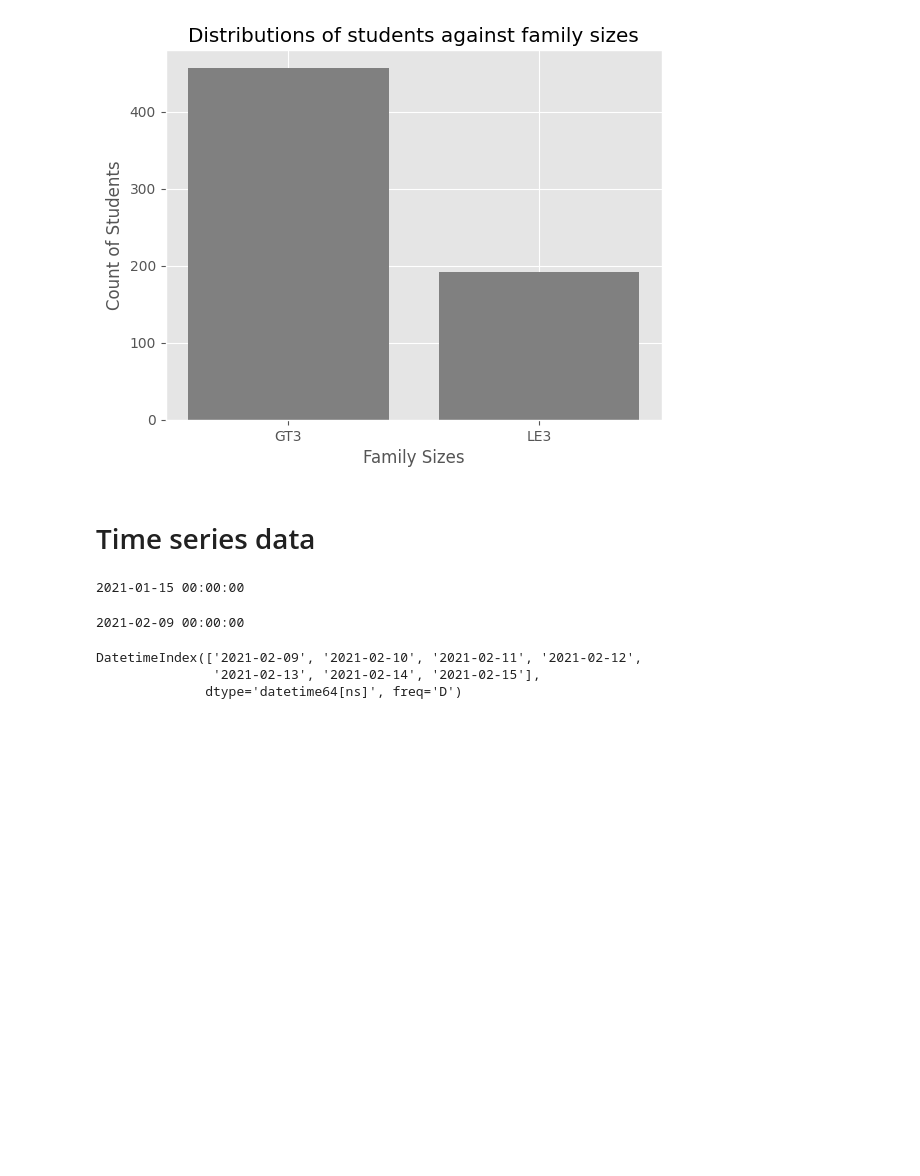
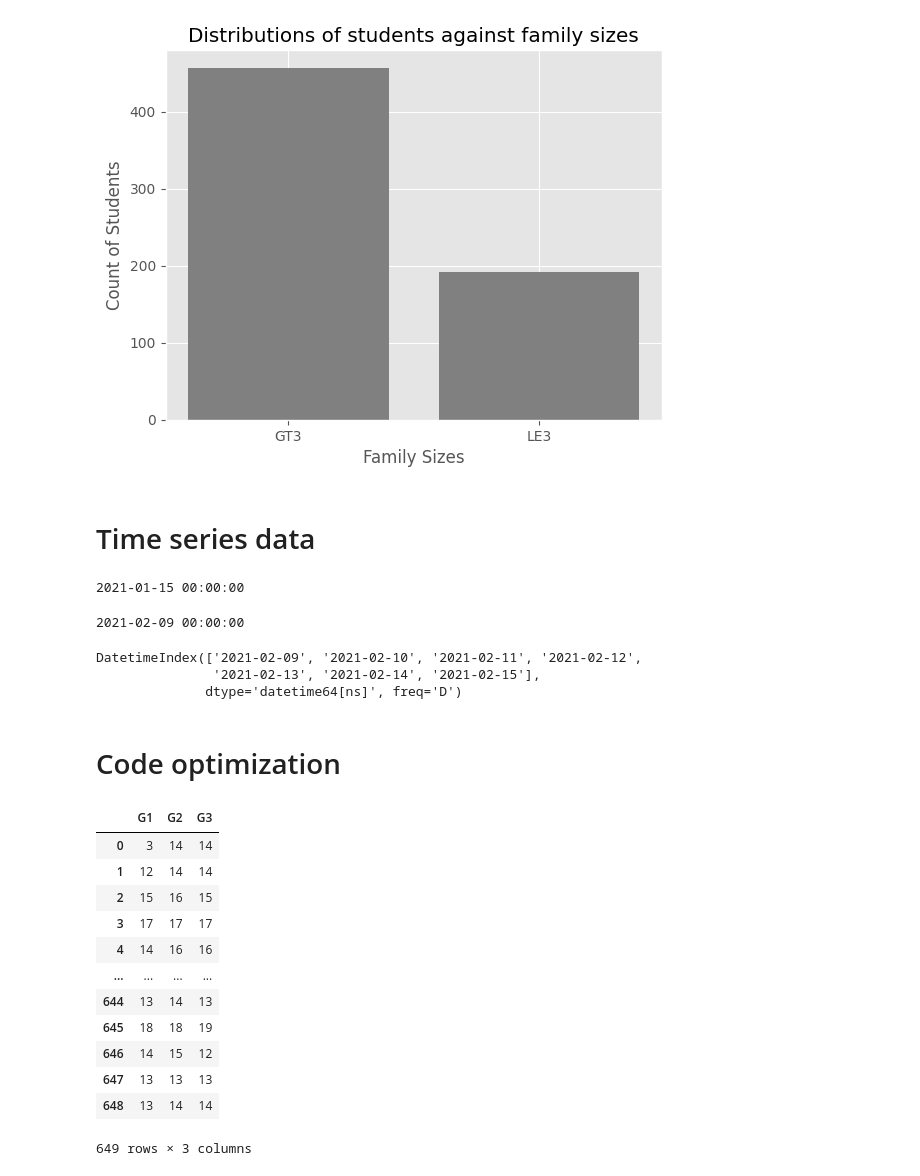
Before and after one commit to secarvallo/PANDAS, a Jupyter notebook: Activity1.01/01_Activity.ipynb, the cells around one changed output. Drawn from its saved outputs; the diff is of its cells as text; code cells hidden in the pictures; blank space fills up the shorter version.

Commit message:
Understanding the basic concepts of pandas: Code Optimization

```diff
--- a/Activity1.01/01_Activity.ipynb
+++ b/Activity1.01/01_Activity.ipynb
@@ -311,3 +311,27 @@ futureDate
 DatetimeIndex(['2021-02-09', '2021-02-10', '2021-02-11', '2021-02-12',
                '2021-02-13', '2021-02-14', '2021-02-15'],
               dtype='datetime64[ns]', freq='D')
+# %% [markdown]
+# Code optimization
+# %%
+# La funcion por cada elemento de las caracteristicas de Grado esta incrementa en 5
+def add5 (x):
+    return x + 3
+# %%
+# Utilizando el metodo creado
+df = studentData[['G1', 'G2', 'G3']].apply(add5)
+df
+# %% [output]
+|  | G1 | G2 | G3 |
+| 0 | 3 | 14 | 14 |
+| 1 | 12 | 14 | 14 |
+| 2 | 15 | 16 | 15 |
+| 3 | 17 | 17 | 17 |
+| 4 | 14 | 16 | 16 |
+| ... | ... | ... | ... |
+| 644 | 13 | 14 | 13 |
+| 645 | 18 | 18 | 19 |
+| 646 | 14 | 15 | 12 |
+| 647 | 13 | 13 | 13 |
+| 648 | 13 | 14 | 14 |
+649 rows × 3 columns
```
Also changed, not shown: parts of 2 cells of this notebook.
